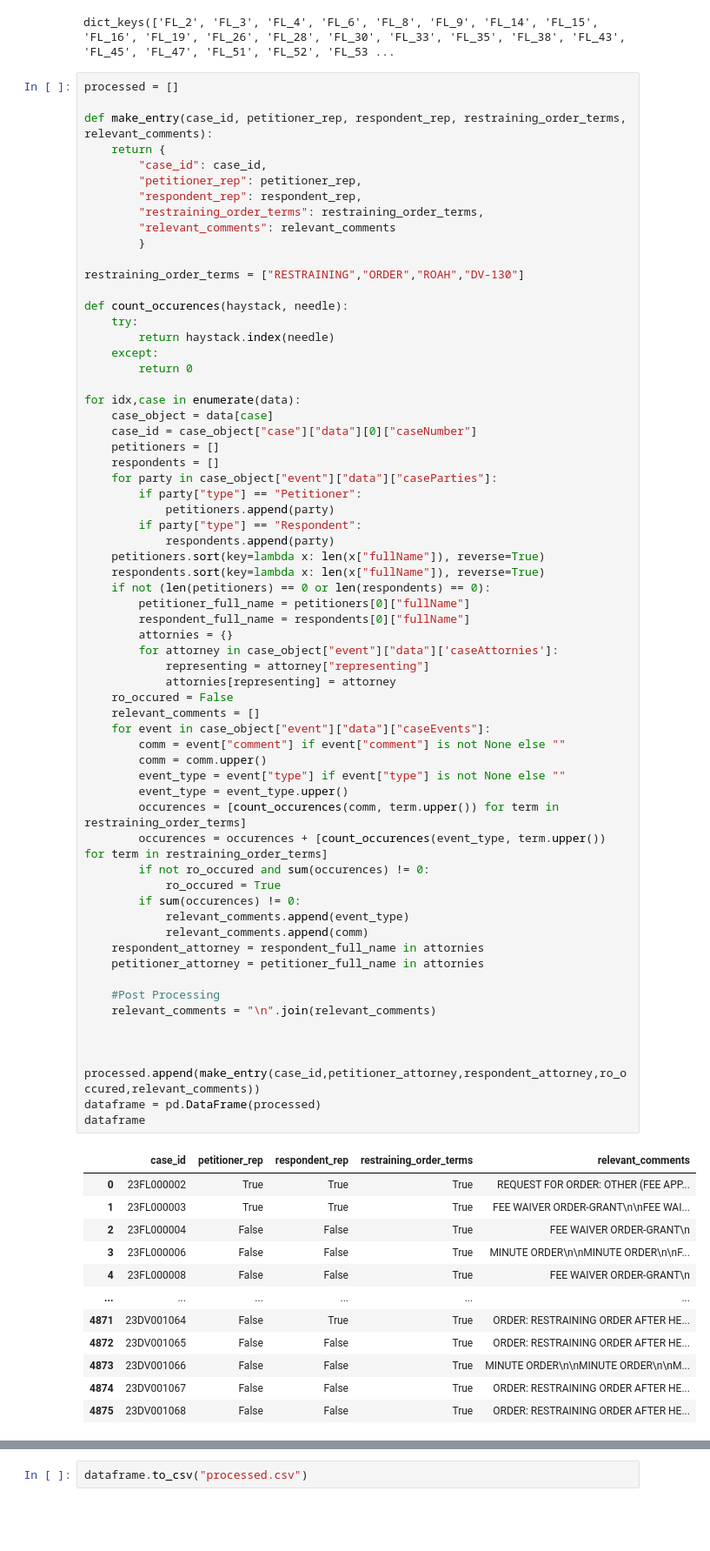
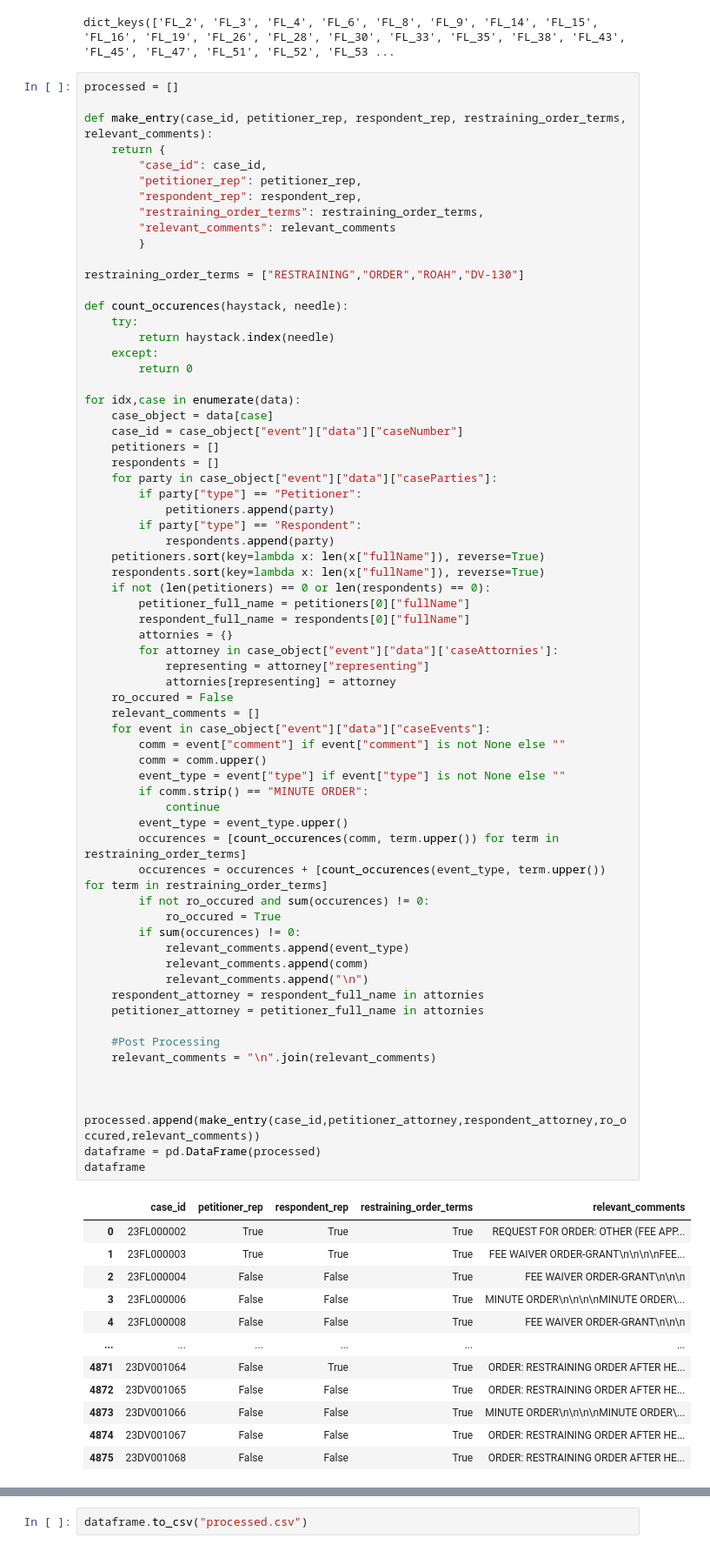
Before and after one commit to amanguptaBay/Elevate-Community-Center-Domestic-Violence-Data-Retrieval, a Jupyter notebook: processing.ipynb, the cells around one changed output, grey strips where cells are left out. Shown: that part at 87% size. Saved outputs shown, nothing was run; the diff lists cells and outputs as text; blank space fills up the shorter version.

Commit message:
Excludes first table from search

```diff
--- a/processing.ipynb
+++ b/processing.ipynb
@@ -37,7 +37,7 @@ def count_occurences(haystack, needle):
 
 for idx,case in enumerate(data):
     case_object = data[case]
-    case_id = case_object["case"]["data"][0]["caseNumber"]
+    case_id = case_object["event"]["data"]["caseNumber"]
     petitioners = []
     respondents = []
     for party in case_object["event"]["data"]["caseParties"]:
@@ -54,41 +54,44 @@ for idx,case in enumerate(data):
         for attorney in case_object["event"]["data"]['caseAttornies']:
             representing = attorney["representing"]
             attornies[representing] = attorney
     ro_occured = False
     relevant_comments = []
     for event in case_object["event"]["data"]["caseEvents"]:
         comm = event["comment"] if event["comment"] is not None else ""
         comm = comm.upper()
         event_type = event["type"] if event["type"] is not None else ""
+        if comm.strip() == "MINUTE ORDER":
+            continue
         event_type = event_type.upper()
         occurences = [count_occurences(comm, term.upper()) for term in restraining_order_terms]
         occurences = occurences + [count_occurences(event_type, term.upper()) for term in restraining_order_terms]
         if not ro_occured and sum(occurences) != 0:
             ro_occured = True
         if sum(occurences) != 0:
             relevant_comments.append(event_type)
             relevant_comments.append(comm)
+            relevant_comments.append("\n")
     respondent_attorney = respondent_full_name in attornies
     petitioner_attorney = petitioner_full_name in attornies
 
     #Post Processing
     relevant_comments = "\n".join(relevant_comments)
 
 
     processed.append(make_entry(case_id,petitioner_attorney,respondent_attorney,ro_occured,relevant_comments))
 dataframe = pd.DataFrame(processed)
 dataframe
 # %% [output]
 |  | case_id | petitioner_rep | respondent_rep | restraining_order_terms | relevant_comments |
 | 0 | 23FL000002 | True | True | True | REQUEST FOR ORDER: OTHER (FEE APP... |
-| 1 | 23FL000003 | True | True | True | FEE WAIVER ORDER-GRANT\n\nFEE WAI... |
-| 2 | 23FL000004 | False | False | True | FEE WAIVER ORDER-GRANT\n |
-| 3 | 23FL000006 | False | False | True | MINUTE ORDER\n\nMINUTE ORDER\n\nF... |
-| 4 | 23FL000008 | False | False | True | FEE WAIVER ORDER-GRANT\n |
+| 1 | 23FL000003 | True | True | True | FEE WAIVER ORDER-GRANT\n\n\n\nFEE... |
+| 2 | 23FL000004 | False | False | True | FEE WAIVER ORDER-GRANT\n\n\n |
+| 3 | 23FL000006 | False | False | True | MINUTE ORDER\n\n\n\nMINUTE ORDER\... |
+| 4 | 23FL000008 | False | False | True | FEE WAIVER ORDER-GRANT\n\n\n |
 | ... | ... | ... | ... | ... | ... |
 | 4871 | 23DV001064 | False | True | True | ORDER: RESTRAINING ORDER AFTER HE... |
 | 4872 | 23DV001065 | False | False | True | ORDER: RESTRAINING ORDER AFTER HE... |
-| 4873 | 23DV001066 | False | False | True | MINUTE ORDER\n\nMINUTE ORDER\n\nM... |
+| 4873 | 23DV001066 | False | False | True | MINUTE ORDER\n\n\n\nMINUTE ORDER\... |
 | 4874 | 23DV001067 | False | False | True | ORDER: RESTRAINING ORDER AFTER HE... |
 | 4875 | 23DV001068 | False | False | True | ORDER: RESTRAINING ORDER AFTER HE... |
 4876 rows × 5 columns
```
Also changed, not shown: 1 other file.
